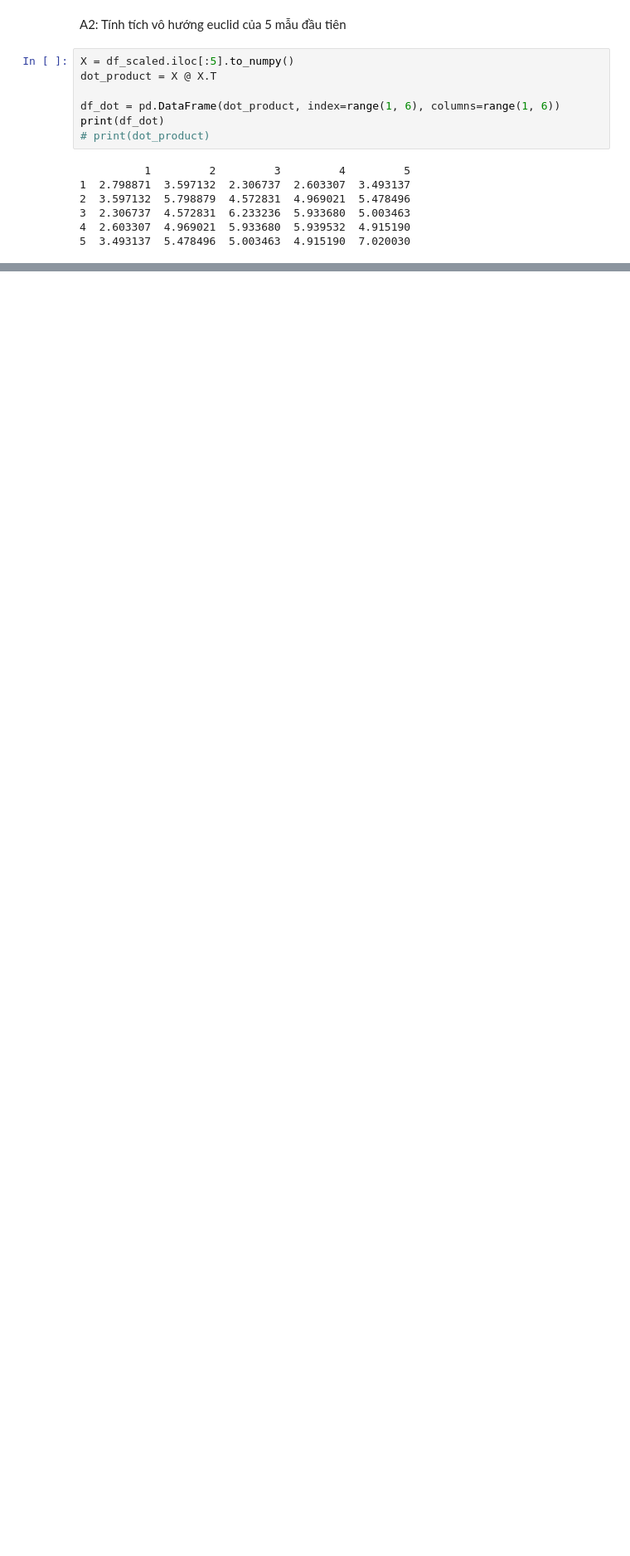
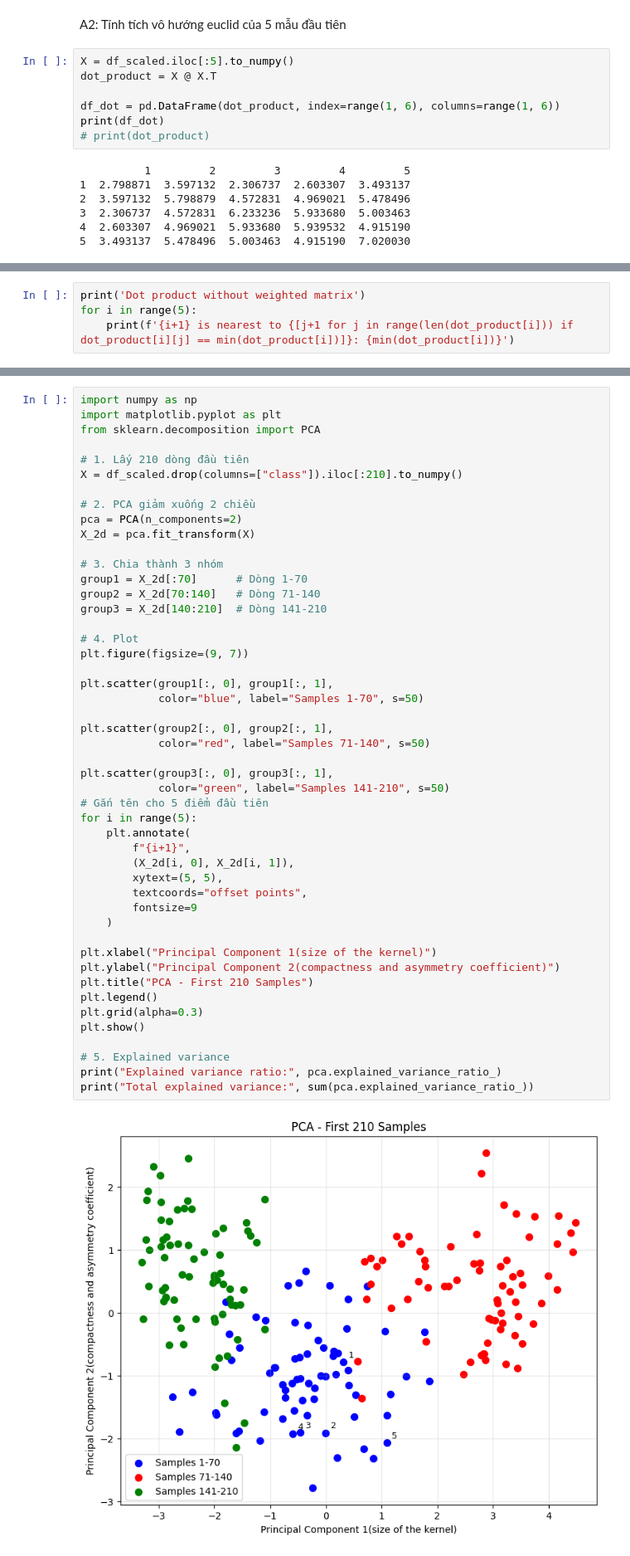
Before and after one commit to quan534/MAI_Assignment, a Jupyter notebook: Assignment1.ipynb, the cells around one changed output, grey strips where cells are left out. Shown at 83% size. Cells and saved outputs as stored; diff of their text form; blank space fills up the shorter version.

```diff
--- a/Assignment1.ipynb
+++ b/Assignment1.ipynb
@@ -84,0 +89,4 @@ print(df_dot2)
+# %%
+print('Dot product without weighted matrix')
+for i in range(5):
+    print(f'{i+1} is nearest to {[j+1 for j in range(len(dot_product[i])) if dot_product[i][j] == min(dot_product[i])]}: {min(dot_product[i])}')
@@ -93,0 +113,50 @@ for i in range(5):
+# %%
+import numpy as np
+import matplotlib.pyplot as plt
+from sklearn.decomposition import PCA
+
+# 1. Lấy 210 dòng đầu tiên
+X = df_scaled.drop(columns=["class"]).iloc[:210].to_numpy()
+
+# 2. PCA giảm xuống 2 chiều
+pca = PCA(n_components=2)
+X_2d = pca.fit_transform(X)
+
+# 3. Chia thành 3 nhóm
+group1 = X_2d[:70]      # Dòng 1-70
+group2 = X_2d[70:140]   # Dòng 71-140
+group3 = X_2d[140:210]  # Dòng 141-210
+
+# 4. Plot
+plt.figure(figsize=(9, 7))
+
+plt.scatter(group1[:, 0], group1[:, 1],
+            color="blue", label="Samples 1-70", s=50)
+
+plt.scatter(group2[:, 0], group2[:, 1],
+            color="red", label="Samples 71-140", s=50)
+
+plt.scatter(group3[:, 0], group3[:, 1],
+            color="green", label="Samples 141-210", s=50)
+# Gắn tên cho 5 điểm đầu tiên
+for i in range(5):
+    plt.annotate(
+        f"{i+1}",
+        (X_2d[i, 0], X_2d[i, 1]),
+        xytext=(5, 5),
+        textcoords="offset points",
+        fontsize=9
+    )
+
+plt.xlabel("Principal Component 1(size of the kernel)")
+plt.ylabel("Principal Component 2(compactness and asymmetry coefficient)")
+plt.title("PCA - First 210 Samples")
+plt.legend()
+plt.grid(alpha=0.3)
+plt.show()
+
+# 5. Explained variance
+print("Explained variance ratio:", pca.explained_variance_ratio_)
+print("Total explained variance:", sum(pca.explained_variance_ratio_))
+# %% [output]
+[figure, added]
```
Also changed, not shown: parts of 8 cells of this notebook.
